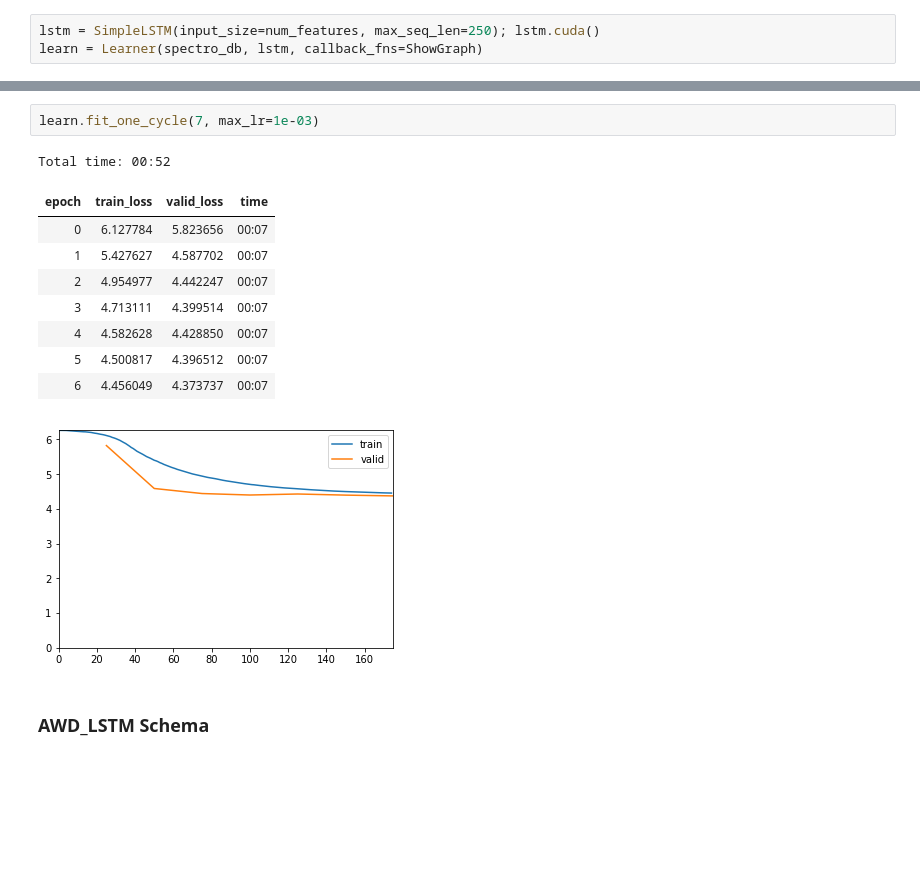
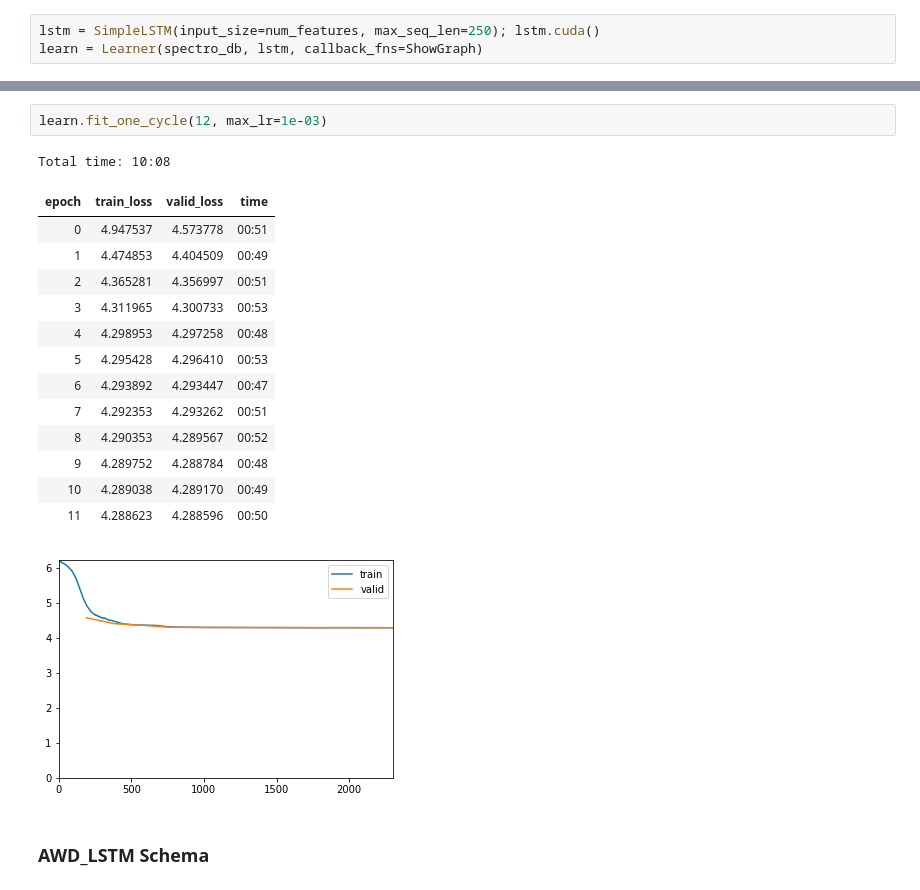
Before and after one commit to zcaceres/fastai-audio, a Jupyter notebook: AWD-LSTM.ipynb, the cells around one changed output, grey strips where cells are left out. Drawn from its saved outputs; the diff is of its cells as text; blank space fills up the shorter version.

```diff
--- a/AWD-LSTM.ipynb
+++ b/AWD-LSTM.ipynb
@@ -268,16 +304,21 @@ LR Finder is complete, type {learner_name}.recorder.plot() to see the graph.
 # %%
-learn.fit_one_cycle(7, max_lr=1e-03)
+learn.fit_one_cycle(12, max_lr=1e-03)
 # %% [output]
-Total time: 00:52
+Total time: 10:08
 | epoch | train_loss | valid_loss | time |
-| 0 | 6.127784 | 5.823656 | 00:07 |
-| 1 | 5.427627 | 4.587702 | 00:07 |
-| 2 | 4.954977 | 4.442247 | 00:07 |
-| 3 | 4.713111 | 4.399514 | 00:07 |
-| 4 | 4.582628 | 4.428850 | 00:07 |
-| 5 | 4.500817 | 4.396512 | 00:07 |
-| 6 | 4.456049 | 4.373737 | 00:07 |
+| 0 | 4.947537 | 4.573778 | 00:51 |
+| 1 | 4.474853 | 4.404509 | 00:49 |
+| 2 | 4.365281 | 4.356997 | 00:51 |
+| 3 | 4.311965 | 4.300733 | 00:53 |
+| 4 | 4.298953 | 4.297258 | 00:48 |
+| 5 | 4.295428 | 4.296410 | 00:53 |
+| 6 | 4.293892 | 4.293447 | 00:47 |
+| 7 | 4.292353 | 4.293262 | 00:51 |
+| 8 | 4.290353 | 4.289567 | 00:52 |
+| 9 | 4.289752 | 4.288784 | 00:48 |
+| 10 | 4.289038 | 4.289170 | 00:49 |
+| 11 | 4.288623 | 4.288596 | 00:50 |
-[figure, old version]
+[figure, new version]
 # %% [markdown]
 ### AWD_LSTM Schema
 # %% [markdown]
```
Also changed, not shown: parts of 10 cells of this notebook.
